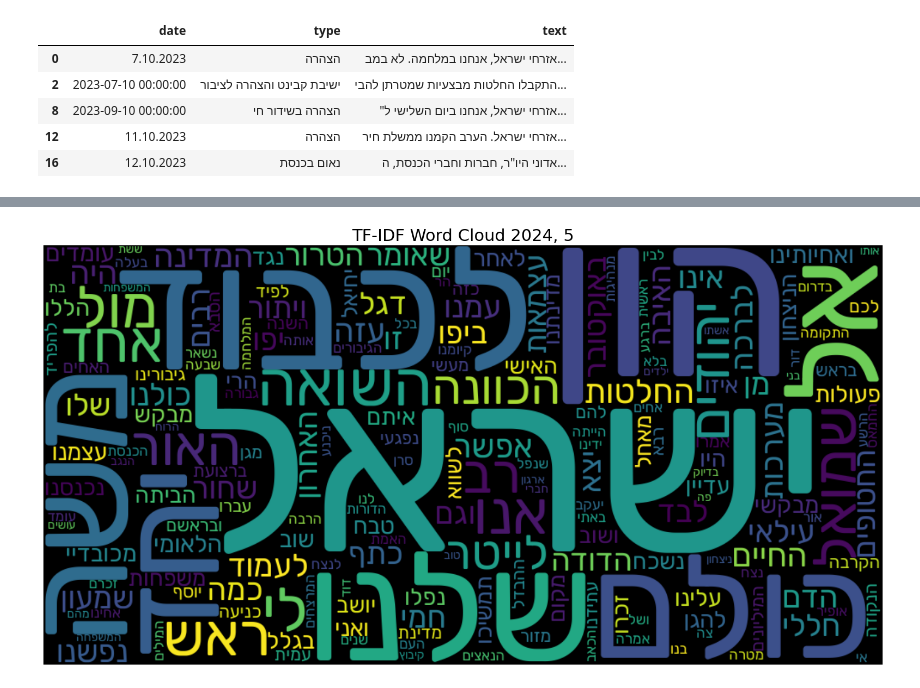
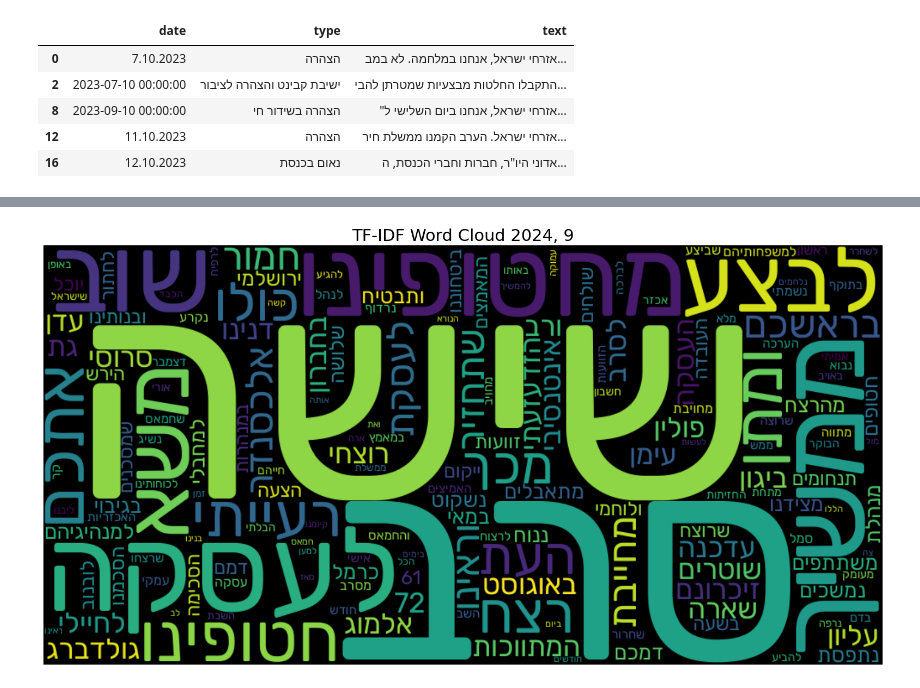
Before and after one commit to ErezLavi/hw3-nlp, a Jupyter notebook: hw3.ipynb, the cells around one changed output, grey strips where cells are left out. Cells and saved outputs as stored; diff of their text form; code cells hidden in the pictures.

Commit message:
fixed by month comprasion and added comments

```diff
--- a/hw3.ipynb
+++ b/hw3.ipynb
@@ -130,7 +136,7 @@ def get_tfidf_scores_by_month(df, year, month, stopwords=None):
     new_df = new_df.drop(columns=['date'])
     new_df = new_df.groupby(['year', 'month']).agg({'text': ' '.join}).reset_index()
     # fit the TF-IDF vectorizer
-    vectorizer = TfidfVectorizer(stop_words=stopwords)
+    vectorizer = TfidfVectorizer(stop_words=stopwords, max_df= 0.8)
     tfidf_matrix = vectorizer.fit_transform(new_df['text'])
     # Extract words and their TF-IDF scores
     feature_names = vectorizer.get_feature_names_out()
@@ -141,7 +147,7 @@ def get_tfidf_scores_by_month(df, year, month, stopwords=None):
     }).sort_values(by='tfidf', ascending=False)
     return dict(zip(tfidf_df['word'], tfidf_df['tfidf']))
 # %%
-def plot_wordcloud_from_scores(word_scores, year=None, month=None, font_path='Rubik-Regular.ttf'):
+def plot_wordcloud_from_scores(word_scores, doc_title=None, year=None, month=None, font_path='Rubik-Regular.ttf'):
     if not word_scores:
         print("No words to display.")
         return
@@ -155,9 +161,9 @@ def plot_wordcloud_from_scores(word_scores, year=None, month=None, font_path='Ru
         height=500,
     ).generate_from_frequencies(reverse_scores)
     month = f", {month}" if month else ""
-
+    graph_title = f"TF-IDF Word Cloud {year}{month}" if year and month else f"TF-IDF Word Cloud {doc_title}"
     plt.figure(figsize=(20, 10))
     plt.imshow(wordcloud, interpolation='bilinear')
     plt.axis('off')
-    plt.title(f"TF-IDF Word Cloud {year}{month}", fontsize=22)
+    plt.title(graph_title, fontsize=22)
     plt.show()
@@ -170,0 +200,4 @@ plot_wordcloud_from_scores(bibi_doc_scores, filtered_bibi_df['year'][doc_index],
+# %%
+def view_month_tfidf_scores(year, month):
+    tf_idf_scores = get_tfidf_scores_by_month(filtered_bibi_df, year, month, heb_stopwords)
+    plot_wordcloud_from_scores(tf_idf_scores, year=year, month=month, font_path='Rubik-Regular.ttf')
@@ -171,8 +214,4 @@ plot_wordcloud_from_scores(bibi_doc_scores, filtered_bibi_df['year'][doc_index],
 # %%
-# by period
-year = 2024
-month = 5
-tf_idf_scores = get_tfidf_scores_by_month(filtered_bibi_df, year, month, heb_stopwords)
-plot_wordcloud_from_scores(tf_idf_scores, year, month, font_path='Rubik-Regular.ttf')
+view_month_tfidf_scores(2024, 9)
 # %% [output]
-[figure, old version]
+[figure, new version]
```
Also changed, not shown: parts of 21 cells of this notebook.
